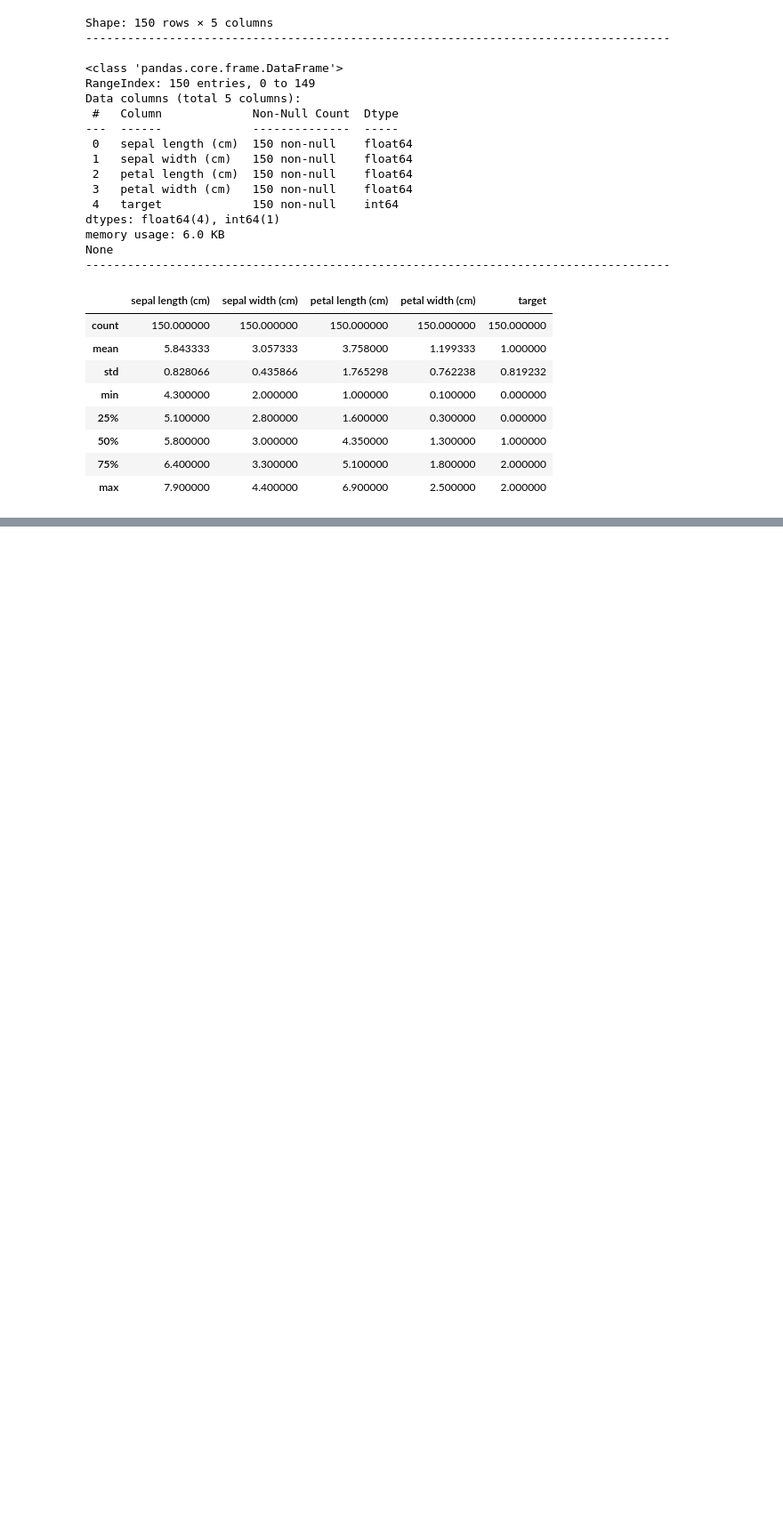
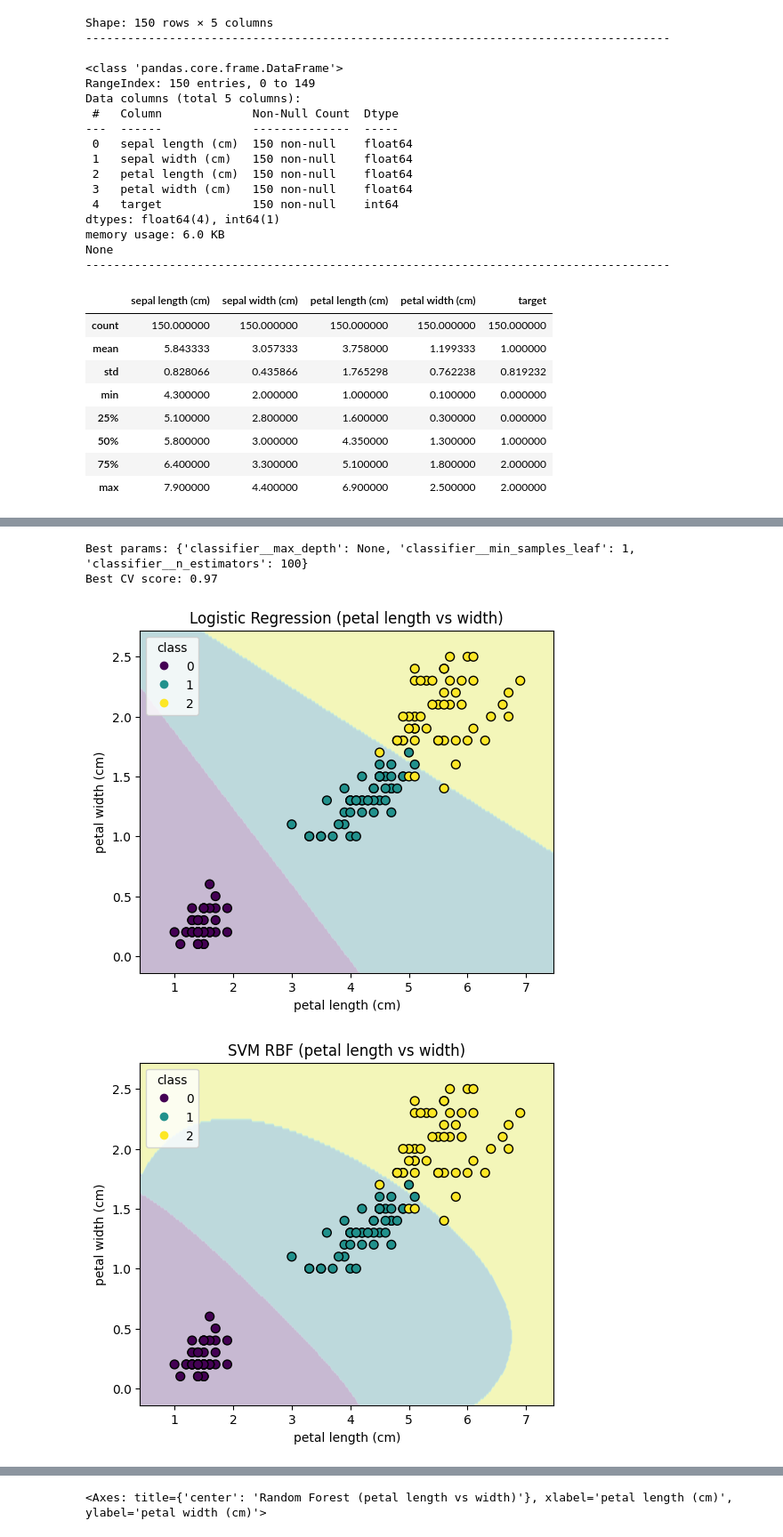
Before and after one commit to Rahul-Vashistt/ml-portfolio, a Jupyter notebook: Classification/iris_flower.ipynb, the cells around one changed output, grey strips where cells are left out. Shown at 89% size. Cells and saved outputs as stored; diff of their text form; code cells hidden in the pictures; blank space fills up the shorter version.

```diff
--- a/Classification/iris_flower.ipynb
+++ b/Classification/iris_flower.ipynb
@@ -50,0 +152,22 @@ None
+# %%
+from sklearn.model_selection import GridSearchCV
+
+pipeline = Pipeline([
+    ("scaler", StandardScaler()),
+    ("classifier", RandomForestClassifier(random_state=42))
+])
+
+param_grid = {
+    "classifier__n_estimators": [50, 100, 200],
+    "classifier__max_depth": [None, 5, 10],
+    "classifier__min_samples_leaf": [1, 3, 5]
+}
+
+grid = GridSearchCV(pipeline, param_grid, cv=5, n_jobs=-1)
+grid.fit(X, y)
+
+print("Best params:", grid.best_params_)
+print("Best CV score:", round(grid.best_score_,2))
+# %% [output]
+Best params: {'classifier__max_depth': None, 'classifier__min_samples_leaf': 1, 'classifier__n_estimators': 100}
+Best CV score: 0.97
@@ -50,0 +349,57 @@ None
+# %%
+from sklearn.pipeline import Pipeline
+from sklearn.preprocessing import StandardScaler
+from sklearn.linear_model import LogisticRegression
+from sklearn.svm import SVC
+from sklearn.neighbors import KNeighborsClassifier
+from sklearn.ensemble import RandomForestClassifier
+
+X = iris_df.iloc[:,0:-1]
+y = iris_df.iloc[:,-1]
+
+# 1) Logistic Regression (needs scaling)
+logreg_pipe = Pipeline([
+    ("scaler", StandardScaler()),
+    ("clf", LogisticRegression(max_iter=500))
+])
+plot_decision_boundary_2d(
+    logreg_pipe, X, y,
+    features=(2, 3),
+    title="Logistic Regression (petal length vs width)"
+)
+
+# 2) SVM with RBF kernel (needs scaling)
+svm_pipe = Pipeline([
+    ("scaler", StandardScaler()),
+    ("clf", SVC(kernel="rbf", C=1.0, gamma="scale"))
+])
+plot_decision_boundary_2d(
+    svm_pipe, X, y,
+    features=(2, 3),
+    title="SVM RBF (petal length vs width)"
+)
+
+# 3) KNN (benefits from scaling)
+knn_pipe = Pipeline([
+    ("scaler", StandardScaler()),
+    ("clf", KNeighborsClassifier(n_neighbors=5))
+])
+plot_decision_boundary_2d(
+    knn_pipe, X, y,
+    features=(2, 3),
+    title="KNN k=5 (petal length vs width)"
+)
+
+# 4) Random Forest (scaling not needed, but harmless)
+rf_pipe = Pipeline([
+    ("scaler", StandardScaler()),
+    ("clf", RandomForestClassifier(n_estimators=200, random_state=42))
+])
+plot_decision_boundary_2d(
+    rf_pipe, X, y,
+    features=(2, 3),
+    title="Random Forest (petal length vs width)"
+)
+# %% [output]
+[figure, added]
+[figure, added]
@@ -50,0 +408 @@ None
+<Axes: title={'center': 'Random Forest (petal length vs width)'}, xlabel='petal length (cm)', ylabel='petal width (cm)'>
```
Also changed, not shown: parts of 10 cells of this notebook.
